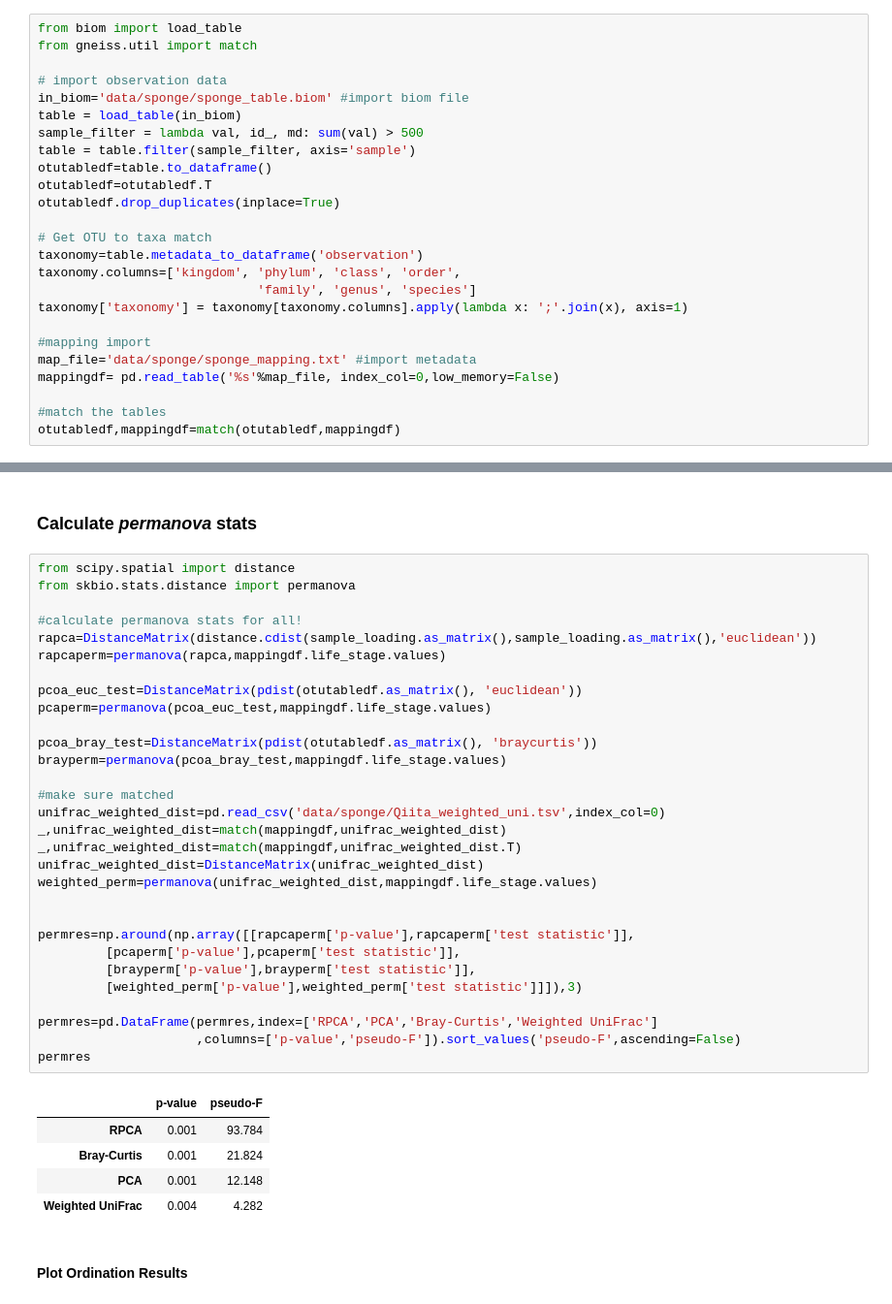
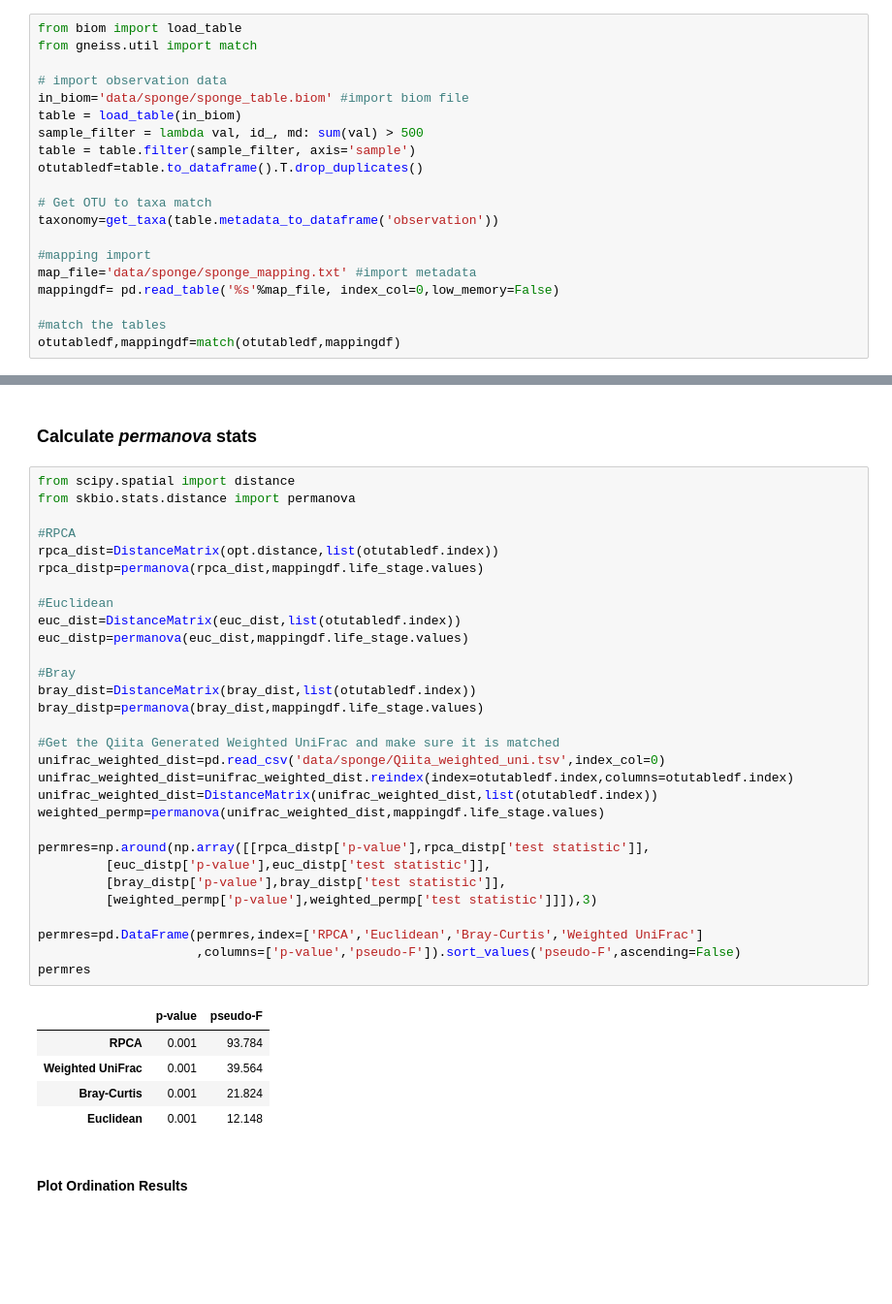
Before and after one commit to biocore/DEICODE, a Jupyter notebook: Examples/sponge_biom.ipynb, the cells around one changed output, grey strips where cells are left out. Shown: that part at 97% size. Drawn from its saved outputs; the diff is of its cells as text; blank space fills up the shorter version.

```diff
--- a/Examples/sponge_biom.ipynb
+++ b/Examples/sponge_biom.ipynb
@@ -54,15 +54,10 @@ in_biom='data/sponge/sponge_table.biom' #import biom file
 table = load_table(in_biom)
 sample_filter = lambda val, id_, md: sum(val) > 500
 table = table.filter(sample_filter, axis='sample')
-otutabledf=table.to_dataframe()
-otutabledf=otutabledf.T
-otutabledf.drop_duplicates(inplace=True)
+otutabledf=table.to_dataframe().T.drop_duplicates()
 
 # Get OTU to taxa match
-taxonomy=table.metadata_to_dataframe('observation')
-taxonomy.columns=['kingdom', 'phylum', 'class', 'order',
-                             'family', 'genus', 'species']
-taxonomy['taxonomy'] = taxonomy[taxonomy.columns].apply(lambda x: ';'.join(x), axis=1)
+taxonomy=get_taxa(table.metadata_to_dataframe('observation'))
 
 #mapping import
 map_file='data/sponge/sponge_mapping.txt' #import metadata
@@ -102,39 +104,39 @@ sample_loading.head(5)
 # %%
 from scipy.spatial import distance
 from skbio.stats.distance import permanova
 
-#calculate permanova stats for all!
-rapca=DistanceMatrix(distance.cdist(sample_loading.as_matrix(),sample_loading.as_matrix(),'euclidean'))
-rapcaperm=permanova(rapca,mappingdf.life_stage.values)
+#RPCA
+rpca_dist=DistanceMatrix(opt.distance,list(otutabledf.index))
+rpca_distp=permanova(rpca_dist,mappingdf.life_stage.values)
 
-pcoa_euc_test=DistanceMatrix(pdist(otutabledf.as_matrix(), 'euclidean'))
-pcaperm=permanova(pcoa_euc_test,mappingdf.life_stage.values)
+#Euclidean
+euc_dist=DistanceMatrix(euc_dist,list(otutabledf.index))
+euc_distp=permanova(euc_dist,mappingdf.life_stage.values)
 
-pcoa_bray_test=DistanceMatrix(pdist(otutabledf.as_matrix(), 'braycurtis'))
-brayperm=permanova(pcoa_bray_test,mappingdf.life_stage.values)
+#Bray
+bray_dist=DistanceMatrix(bray_dist,list(otutabledf.index))
+bray_distp=permanova(bray_dist,mappingdf.life_stage.values)
 
-#make sure matched
+#Get the Qiita Generated Weighted UniFrac and make sure it is matched
 unifrac_weighted_dist=pd.read_csv('data/sponge/Qiita_weighted_uni.tsv',index_col=0)
-_,unifrac_weighted_dist=match(mappingdf,unifrac_weighted_dist)
-_,unifrac_weighted_dist=match(mappingdf,unifrac_weighted_dist.T)
-unifrac_weighted_dist=DistanceMatrix(unifrac_weighted_dist)
-weighted_perm=permanova(unifrac_weighted_dist,mappingdf.life_stage.values)
+unifrac_weighted_dist=unifrac_weighted_dist.reindex(index=otutabledf.index,columns=otutabledf.index)
+unifrac_weighted_dist=DistanceMatrix(unifrac_weighted_dist,list(otutabledf.index))
+weighted_permp=permanova(unifrac_weighted_dist,mappingdf.life_stage.values)
 
+permres=np.around(np.array([[rpca_distp['p-value'],rpca_distp['test statistic']],
+         [euc_distp['p-value'],euc_distp['test statistic']],
+         [bray_distp['p-value'],bray_distp['test statistic']],
+         [weighted_permp['p-value'],weighted_permp['test statistic']]]),3)
 
-permres=np.around(np.array([[rapcaperm['p-value'],rapcaperm['test statistic']],
-         [pcaperm['p-value'],pcaperm['test statistic']],
-         [brayperm['p-value'],brayperm['test statistic']],
-         [weighted_perm['p-value'],weighted_perm['test statistic']]]),3)
-
-permres=pd.DataFrame(permres,index=['RPCA','PCA','Bray-Curtis','Weighted UniFrac']
+permres=pd.DataFrame(permres,index=['RPCA','Euclidean','Bray-Curtis','Weighted UniFrac']
                      ,columns=['p-value','pseudo-F']).sort_values('pseudo-F',ascending=False)
 permres
 # %% [output]
 |  | p-value | pseudo-F |
 | RPCA | 0.001 | 93.784 |
+| Weighted UniFrac | 0.001 | 39.564 |
 | Bray-Curtis | 0.001 | 21.824 |
-| PCA | 0.001 | 12.148 |
-| Weighted UniFrac | 0.004 | 4.282 |
+| Euclidean | 0.001 | 12.148 |
 # %% [markdown]
 #### Plot Ordination Results
 # %%
```
Also changed, not shown: parts of 6 cells of this notebook, 14 other files.
